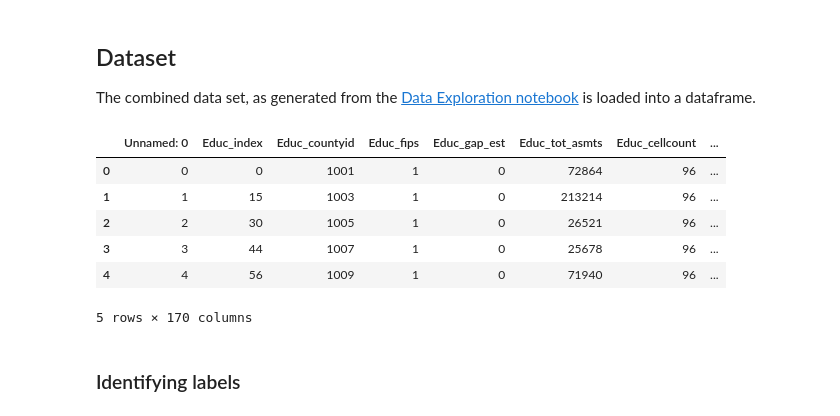
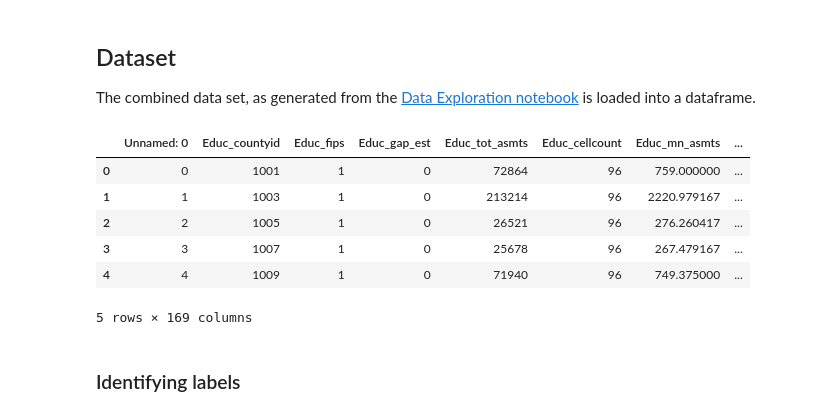
Before and after one commit to archanaramakrishnan/EECS731-Final-Project, a Jupyter notebook: notebooks/Classification.ipynb, the cells around one changed output. Cells and saved outputs as stored; diff of their text form; code cells hidden in the pictures.

```diff
--- a/notebooks/Classification.ipynb
+++ b/notebooks/Classification.ipynb
@@ -27,16 +27,16 @@ import numpy as np
 ## Dataset
 The combined data set, as generated from the [Data Exploration notebook](https://github.com/archanaramakrishnan/EECS731-Final-Project/blob/main/notebooks/Data%20Exploration.ipynb) is loaded into a dataframe.
 # %%
-combined_df = pd.read_csv("../data/new_combined_data.csv")
+combined_df = pd.read_csv("../data/combined_data.csv")
 combined_df.head()
 # %% [output]
-|  | Unnamed: 0 | Educ_index | Educ_countyid | Educ_fips | Educ_gap_est | Educ_tot_asmts | Educ_cellcount | ... |
-| 0 | 0 | 0 | 1001 | 1 | 0 | 72864 | 96 | ... |
-| 1 | 1 | 15 | 1003 | 1 | 0 | 213214 | 96 | ... |
-| 2 | 2 | 30 | 1005 | 1 | 0 | 26521 | 96 | ... |
-| 3 | 3 | 44 | 1007 | 1 | 0 | 25678 | 96 | ... |
-| 4 | 4 | 56 | 1009 | 1 | 0 | 71940 | 96 | ... |
+|  | Unnamed: 0 | Educ_countyid | Educ_fips | Educ_gap_est | Educ_tot_asmts | Educ_cellcount | Educ_mn_asmts | ... |
+| 0 | 0 | 1001 | 1 | 0 | 72864 | 96 | 759.000000 | ... |
+| 1 | 1 | 1003 | 1 | 0 | 213214 | 96 | 2220.979167 | ... |
+| 2 | 2 | 1005 | 1 | 0 | 26521 | 96 | 276.260417 | ... |
+| 3 | 3 | 1007 | 1 | 0 | 25678 | 96 | 267.479167 | ... |
+| 4 | 4 | 1009 | 1 | 0 | 71940 | 96 | 749.375000 | ... |
-5 rows × 170 columns
+5 rows × 169 columns
 # %% [markdown]
 ### Identifying labels
 # %% [markdown]
```
Also changed, not shown: parts of 6 cells of this notebook, 2 other files.
